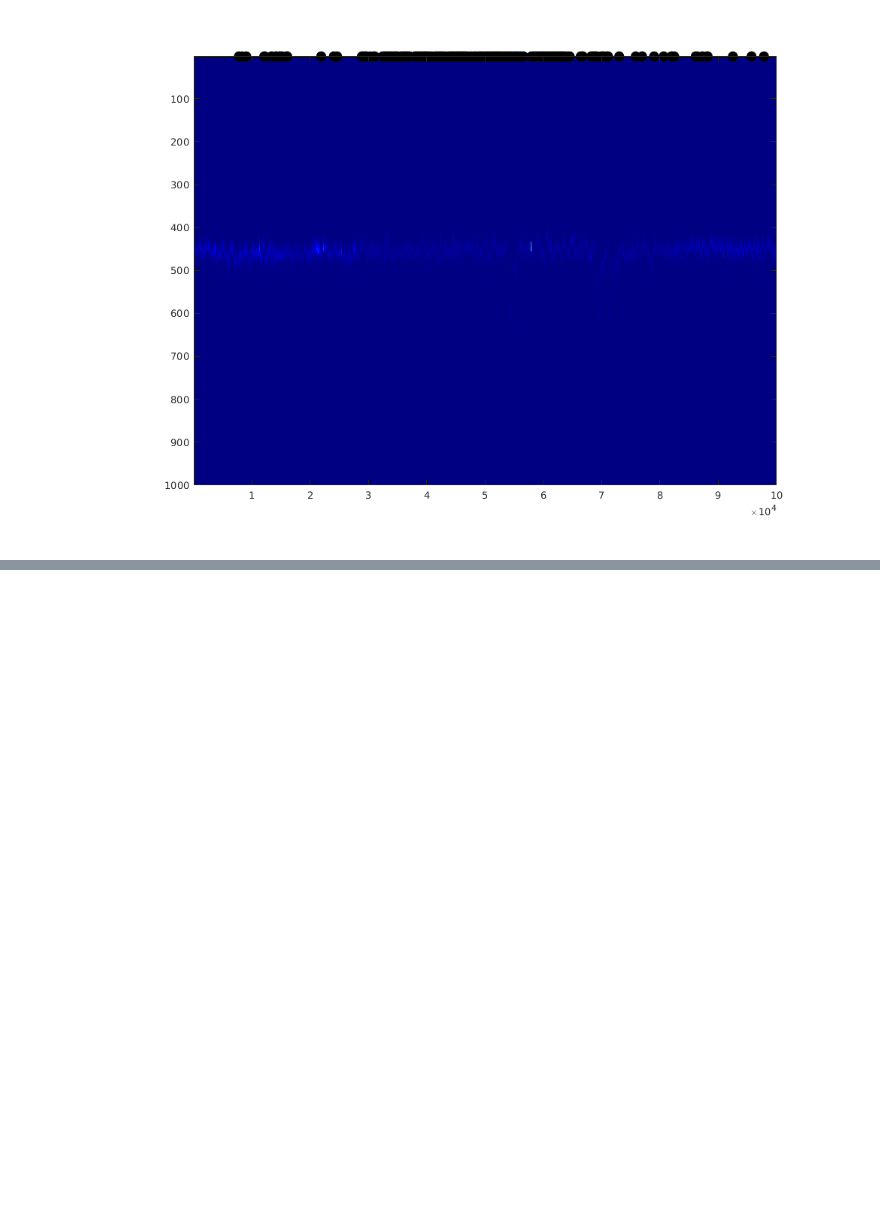
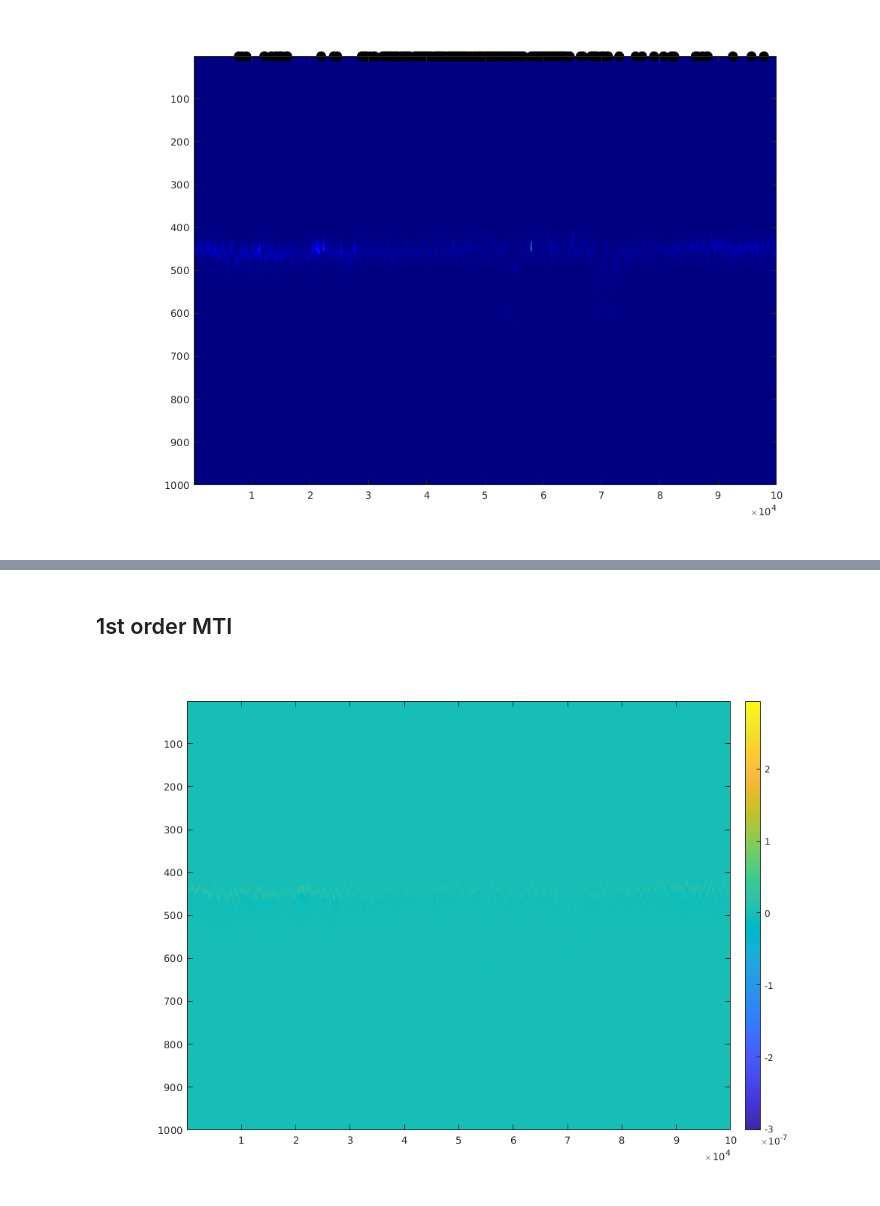
Before and after one commit to BMW-lab-MSU/fish-lidar-supervised-classification, a Jupyter notebook: GulfOfMexico/preprocessing_experiments.ipynb, the cells around one changed output, grey strips where cells are left out. Cells and saved outputs as stored; diff of their text form; code cells hidden in the pictures; blank space fills up the shorter version.

```diff
--- a/GulfOfMexico/preprocessing_experiments.ipynb
+++ b/GulfOfMexico/preprocessing_experiments.ipynb
@@ -99,0 +107,9 @@ scatter(find(fish_subset_labels), ones(1, length(find(fish_subset_labels))), 100
+# %% [markdown]
+## 1st order MTI
+# %%
+coeff = [1 -1];
+fish_subset_mti1 = filter(coeff, 1, fish_subset_data);
+imagesc(fish_subset_mti1)
+colorbar
+# %% [output]
+[figure, added]
```
Also changed, not shown: parts of 4 cells of this notebook.
